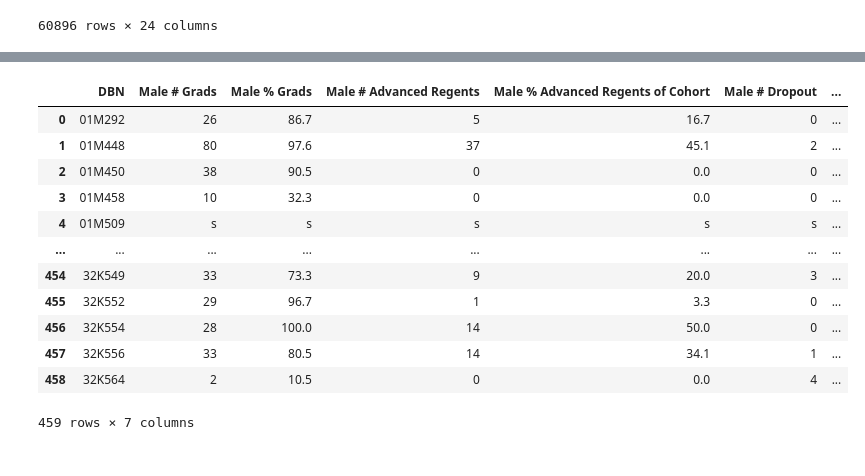
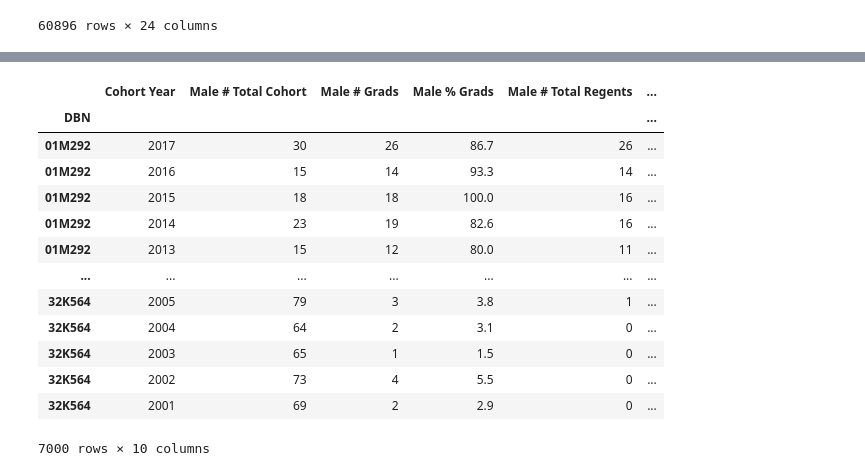
Before and after one commit to es2681/group_project, a Jupyter notebook: Transformed Data Tables/Gender.ipynb, the cells around one changed output, grey strips where cells are left out. Drawn from its saved outputs; the diff is of its cells as text; code cells hidden in the pictures.

```diff
--- a/Transformed Data Tables/Gender.ipynb
+++ b/Transformed Data Tables/Gender.ipynb
@@ -18,7 +18,7 @@ df
 | 60895 | 32K564 | BUSHWICK COMMUNITY HIGH SCHOOL | Male | 2001 | 6 year June | 69 | 21 | 30.4 | ... |
 60896 rows × 24 columns
 # %%
-column_list = ['DBN', 'School Name', 'Cohort Year', 'Cohort', 'Category', '# Grads', '% Grads', '# Advanced Regents', '% Advanced Regents of Cohort', '# Dropout', '% Dropout']
+column_list = ['DBN', 'School Name', 'Cohort Year', 'Cohort', 'Category', '# Total Cohort', '# Grads', '% Grads', '# Total Regents', '% Total Regents of Cohort', '# Advanced Regents', '% Advanced Regents of Cohort', '# Dropout', '% Dropout']
 column_list
 # %% [output]
 ['DBN',
@@ -52,4 +55,4 @@ df1
 # %%
-df2 = df1.loc[(df1['Cohort'] == '4 year June') & (df1['Cohort Year'] == 2017)]
+df2 = df1.loc[df1['Cohort'] == '4 year June']
 df2
 # %% [output]
@@ -105,20 +109,22 @@ female
 # %%
-male = df2.loc[df2['Category'] == 'Male', ['DBN', '# Grads', '% Grads', '# Advanced Regents', '% Advanced Regents of Cohort', '# Dropout', '% Dropout']].set_index('DBN')
-male = male.add_prefix('Male ').reset_index()
+male = df2.loc[df2['Category'] == 'Male', ['DBN', 'Cohort Year', '# Total Cohort', '# Grads', '% Grads', '# Total Regents', '% Total Regents of Cohort', '# Advanced Regents', '% Advanced Regents of Cohort', '# Dropout', '% Dropout']].set_index('DBN')
+male = male.add_prefix('Male ')
+male = male.rename({'Male Cohort Year': 'Cohort Year'}, axis=1)
 male
 # %% [output]
-|  | DBN | Male # Grads | Male % Grads | Male # Advanced Regents | Male % Advanced Regents of Cohort | Male # Dropout | ... |
-| 0 | 01M292 | 26 | 86.7 | 5 | 16.7 | 0 | ... |
-| 1 | 01M448 | 80 | 97.6 | 37 | 45.1 | 2 | ... |
-| 2 | 01M450 | 38 | 90.5 | 0 | 0.0 | 0 | ... |
-| 3 | 01M458 | 10 | 32.3 | 0 | 0.0 | 0 | ... |
-| 4 | 01M509 | s | s | s | s | s | ... |
-| ... | ... | ... | ... | ... | ... | ... | ... |
-| 454 | 32K549 | 33 | 73.3 | 9 | 20.0 | 3 | ... |
-| 455 | 32K552 | 29 | 96.7 | 1 | 3.3 | 0 | ... |
-| 456 | 32K554 | 28 | 100.0 | 14 | 50.0 | 0 | ... |
-| 457 | 32K556 | 33 | 80.5 | 14 | 34.1 | 1 | ... |
-| 458 | 32K564 | 2 | 10.5 | 0 | 0.0 | 4 | ... |
+|  | Cohort Year | Male # Total Cohort | Male # Grads | Male % Grads | Male # Total Regents | ... |
+| DBN |  |  |  |  |  | ... |
+| 01M292 | 2017 | 30 | 26 | 86.7 | 26 | ... |
+| 01M292 | 2016 | 15 | 14 | 93.3 | 14 | ... |
+| 01M292 | 2015 | 18 | 18 | 100.0 | 16 | ... |
+| 01M292 | 2014 | 23 | 19 | 82.6 | 16 | ... |
+| 01M292 | 2013 | 15 | 12 | 80.0 | 11 | ... |
+| ... | ... | ... | ... | ... | ... | ... |
+| 32K564 | 2005 | 79 | 3 | 3.8 | 1 | ... |
+| 32K564 | 2004 | 64 | 2 | 3.1 | 0 | ... |
+| 32K564 | 2003 | 65 | 1 | 1.5 | 0 | ... |
+| 32K564 | 2002 | 73 | 4 | 5.5 | 0 | ... |
+| 32K564 | 2001 | 69 | 2 | 2.9 | 0 | ... |
-459 rows × 7 columns
+7000 rows × 10 columns
 # %%
 gender = school_names.merge(female, how = 'left', on = 'DBN')
```
Also changed, not shown: parts of 6 cells of this notebook, 4 other files.
